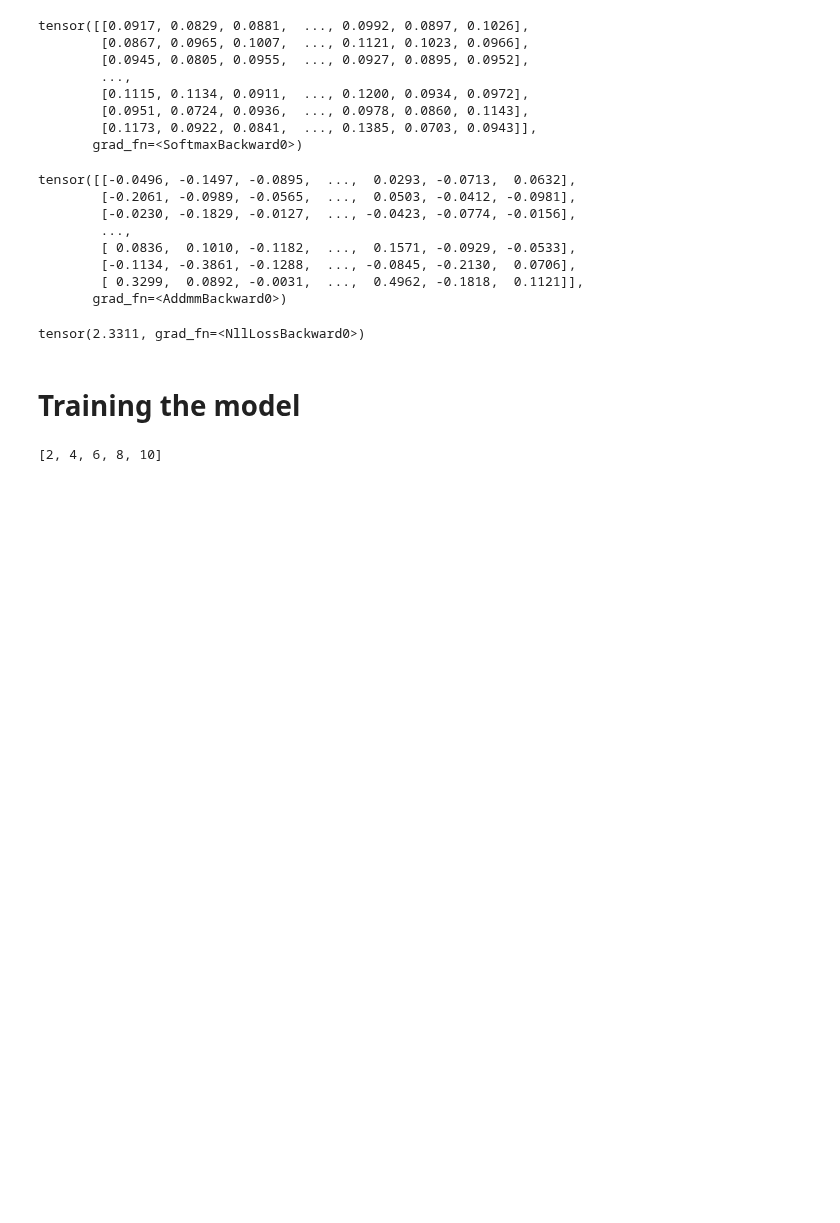
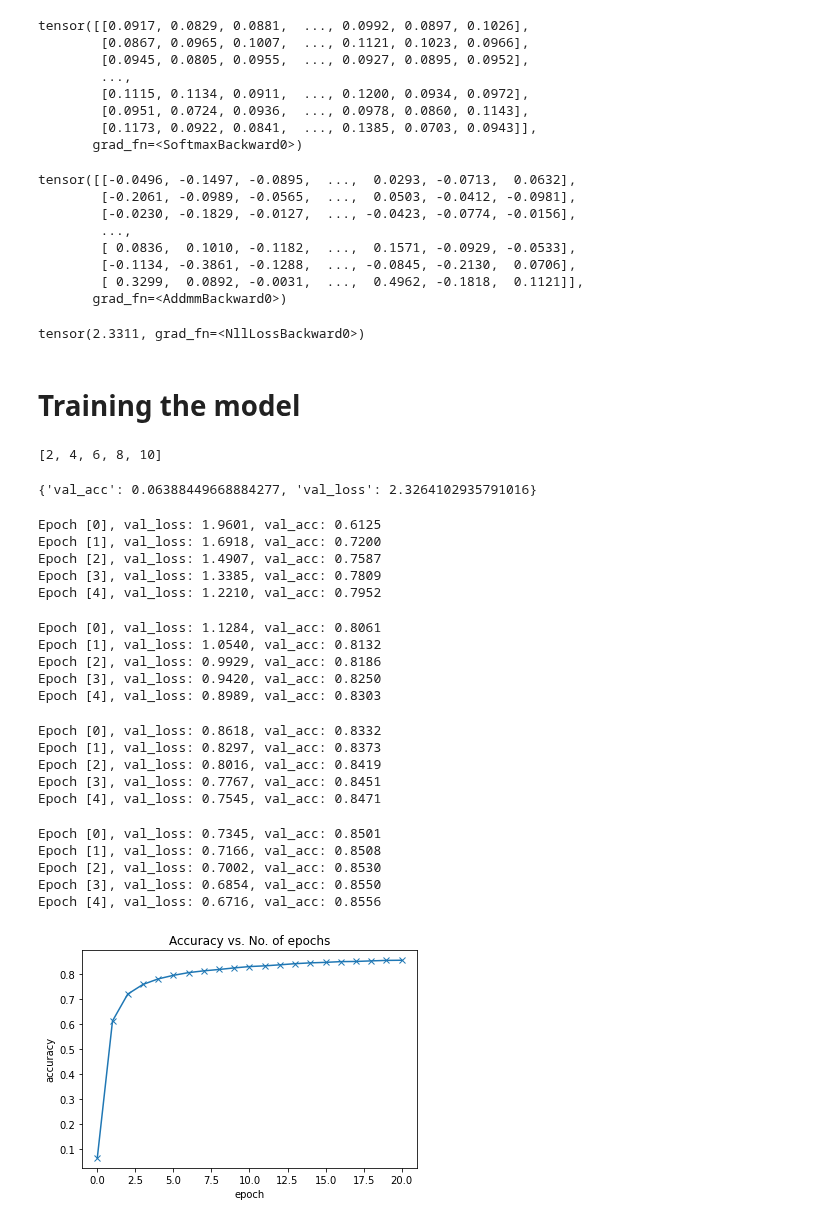
Before and after one commit to nicovakr/Pytorch-init, a Jupyter notebook: Image_pytorch.ipynb, the cells around one changed output. Cells and saved outputs as stored; diff of their text form; code cells hidden in the pictures; blank space fills up the shorter version.

```diff
--- a/Image_pytorch.ipynb
+++ b/Image_pytorch.ipynb
@@ -386,0 +398,46 @@ class MnistModel(nn.Module):
+# %%
+result0 = evaluate(model, val_loader)
+result0
+# %% [output]
+{'val_acc': 0.06388449668884277, 'val_loss': 2.3264102935791016}
+# %%
+history1 = fit(5, 0.001, model, train_loader, val_loader)
+# %% [output]
+Epoch [0], val_loss: 1.9601, val_acc: 0.6125
+Epoch [1], val_loss: 1.6918, val_acc: 0.7200
+Epoch [2], val_loss: 1.4907, val_acc: 0.7587
+Epoch [3], val_loss: 1.3385, val_acc: 0.7809
+Epoch [4], val_loss: 1.2210, val_acc: 0.7952
+# %%
+history2 = fit(5, 0.001, model, train_loader, val_loader)
+# %% [output]
+Epoch [0], val_loss: 1.1284, val_acc: 0.8061
+Epoch [1], val_loss: 1.0540, val_acc: 0.8132
+Epoch [2], val_loss: 0.9929, val_acc: 0.8186
+Epoch [3], val_loss: 0.9420, val_acc: 0.8250
+Epoch [4], val_loss: 0.8989, val_acc: 0.8303
+# %%
+history3 = fit(5, 0.001, model, train_loader, val_loader)
+# %% [output]
+Epoch [0], val_loss: 0.8618, val_acc: 0.8332
+Epoch [1], val_loss: 0.8297, val_acc: 0.8373
+Epoch [2], val_loss: 0.8016, val_acc: 0.8419
+Epoch [3], val_loss: 0.7767, val_acc: 0.8451
+Epoch [4], val_loss: 0.7545, val_acc: 0.8471
+# %%
+history4 = fit(5, 0.001, model, train_loader, val_loader)
+# %% [output]
+Epoch [0], val_loss: 0.7345, val_acc: 0.8501
+Epoch [1], val_loss: 0.7166, val_acc: 0.8508
+Epoch [2], val_loss: 0.7002, val_acc: 0.8530
+Epoch [3], val_loss: 0.6854, val_acc: 0.8550
+Epoch [4], val_loss: 0.6716, val_acc: 0.8556
+# %%
+history = [result0] + history1 + history2 + history3 + history4
+accuracies = [result['val_acc'] for result in history]
+plt.plot(accuracies, '-x')
+plt.xlabel('epoch')
+plt.ylabel('accuracy')
+plt.title('Accuracy vs. No. of epochs');
+# %% [output]
+[figure, added]
```
Also changed, not shown: parts of 1 cell of this notebook.
